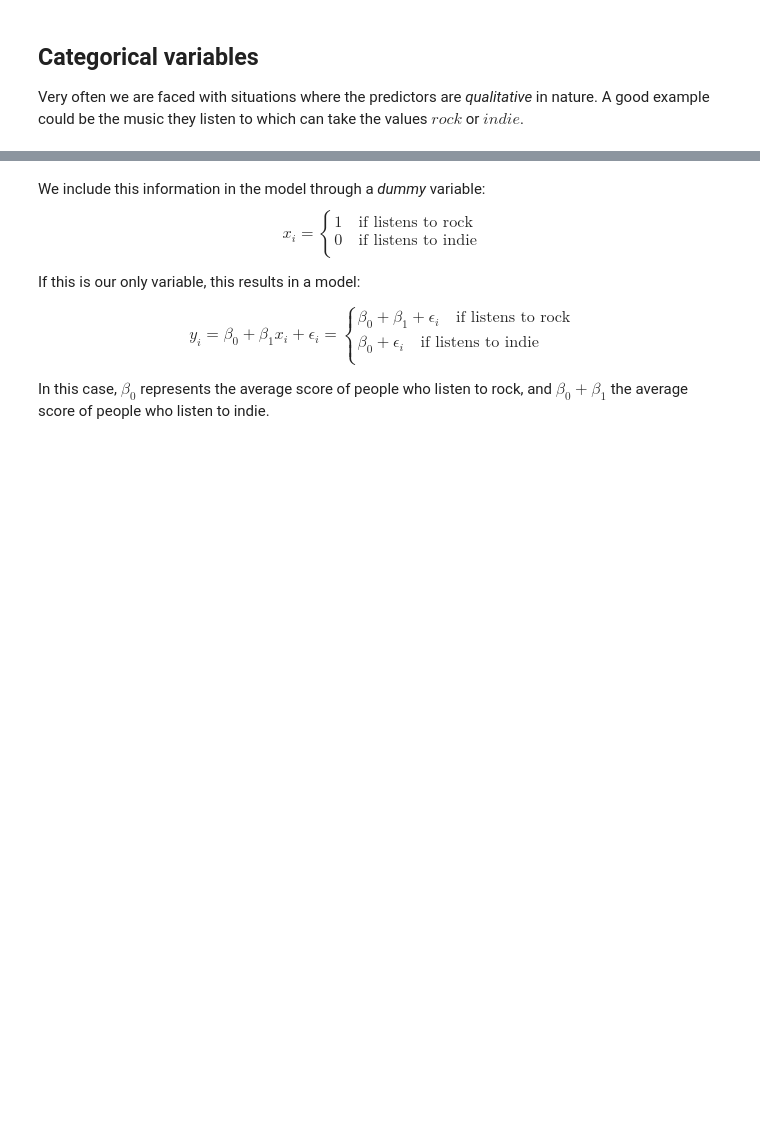
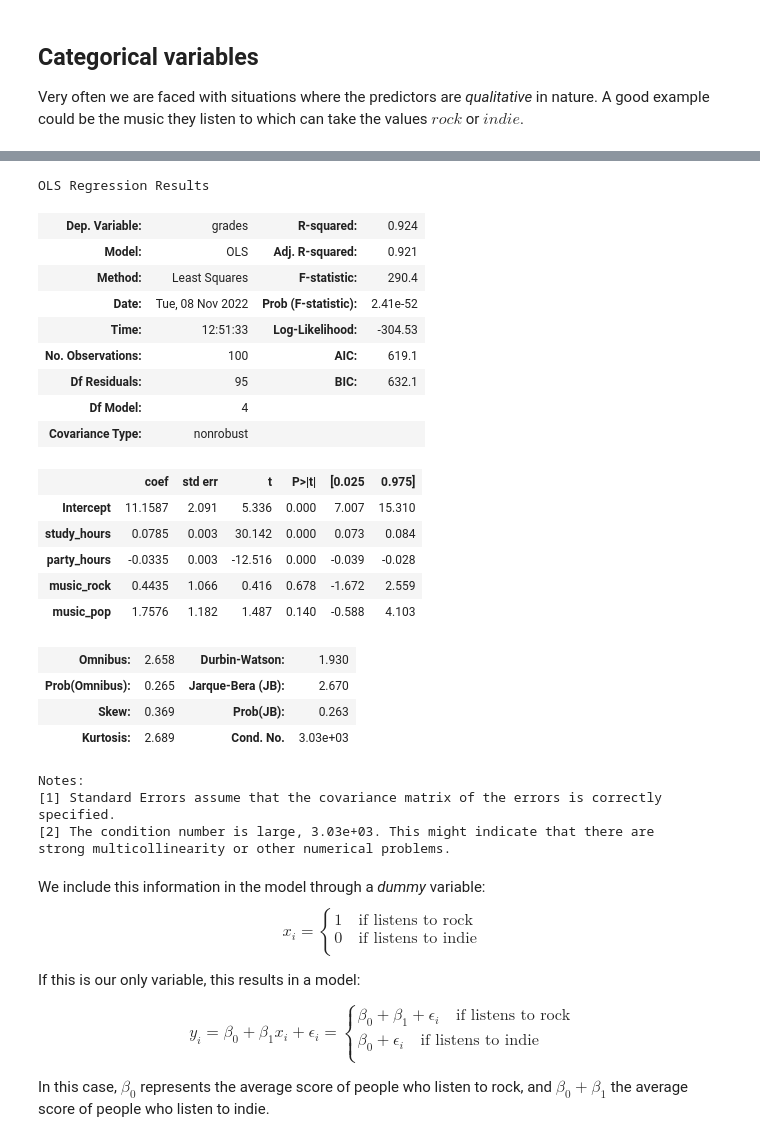
Before and after one commit to Ironhack-data-bcn-oct-2022/lectures, a Jupyter notebook: week-6/02 - Linear regression.ipynb, the cells around one changed output, grey strips where cells are left out. Drawn from its saved outputs; the diff is of its cells as text; code cells hidden in the pictures; blank space fills up the shorter version.

```diff
--- a/week-6/02 - Linear regression.ipynb
+++ b/week-6/02 - Linear regression.ipynb
@@ -629,0 +812,2 @@ Very often we are faced with situations where the predictors are *qualitative* i
+# %%
+data["music_rock"] = data.music.str.get_dummies()["rock"]
@@ -629,0 +849,30 @@ Very often we are faced with situations where the predictors are *qualitative* i
+# %%
+data["music_new"] = np.random.choice(["indie", "rock", "pop"], num_grades)
+data["music_pop"] = data.music_new.str.get_dummies()["pop"]
+# %%
+smf.ols("grades ~ study_hours + party_hours + music_rock + music_pop", data=data).fit().summary()
+# %% [output]
+OLS Regression Results
+| Dep. Variable: | grades | R-squared: | 0.924 |
+| Model: | OLS | Adj. R-squared: | 0.921 |
+| Method: | Least Squares | F-statistic: | 290.4 |
+| Date: | Tue, 08 Nov 2022 | Prob (F-statistic): | 2.41e-52 |
+| Time: | 12:51:33 | Log-Likelihood: | -304.53 |
+| No. Observations: | 100 | AIC: | 619.1 |
+| Df Residuals: | 95 | BIC: | 632.1 |
+| Df Model: | 4 |  |  |
+| Covariance Type: | nonrobust |  |  |
+|  | coef | std err | t | P>|t| | [0.025 | 0.975] |
+| Intercept | 11.1587 | 2.091 | 5.336 | 0.000 | 7.007 | 15.310 |
+| study_hours | 0.0785 | 0.003 | 30.142 | 0.000 | 0.073 | 0.084 |
+| party_hours | -0.0335 | 0.003 | -12.516 | 0.000 | -0.039 | -0.028 |
+| music_rock | 0.4435 | 1.066 | 0.416 | 0.678 | -1.672 | 2.559 |
+| music_pop | 1.7576 | 1.182 | 1.487 | 0.140 | -0.588 | 4.103 |
+| Omnibus: | 2.658 | Durbin-Watson: | 1.930 |
+| Prob(Omnibus): | 0.265 | Jarque-Bera (JB): | 2.670 |
+| Skew: | 0.369 | Prob(JB): | 0.263 |
+| Kurtosis: | 2.689 | Cond. No. | 3.03e+03 |
+Notes:
+[1] Standard Errors assume that the covariance matrix of the errors is correctly specified.
+[2] The condition number is large, 3.03e+03. This might indicate that there are
+strong multicollinearity or other numerical problems.
```
Also changed, not shown: parts of 41 cells of this notebook.
